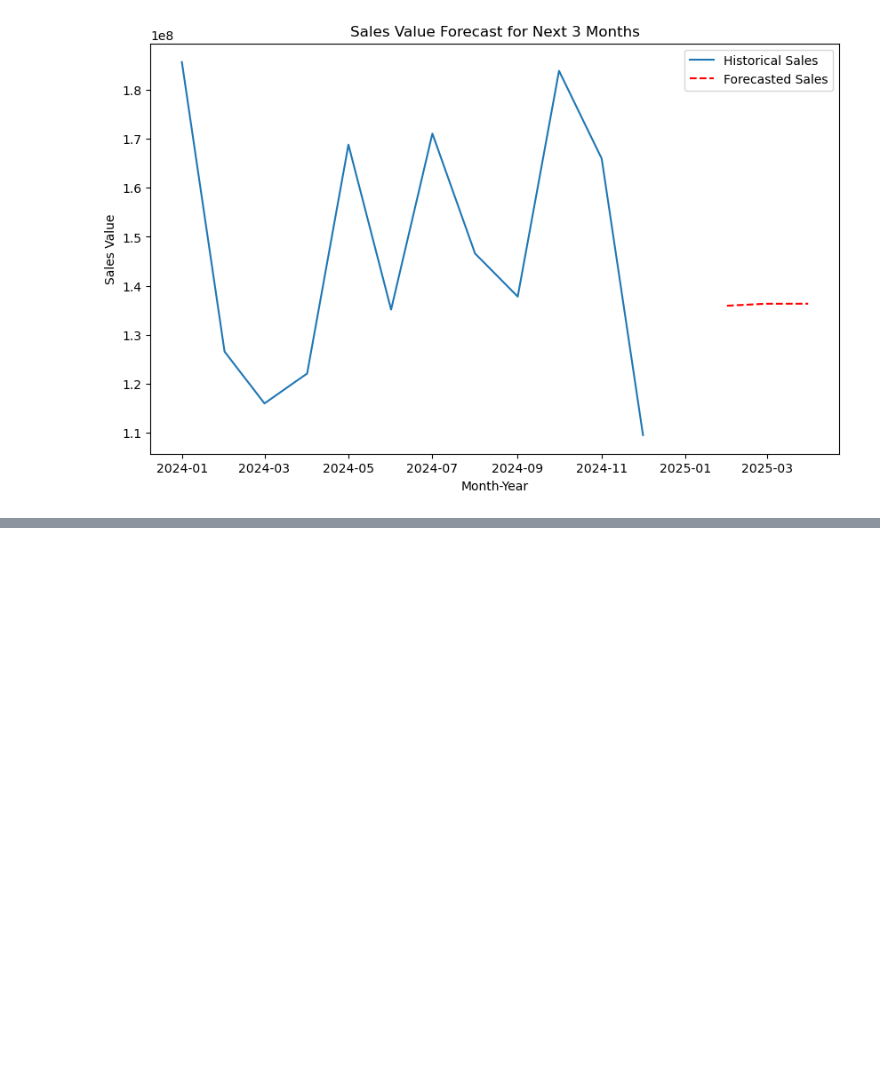
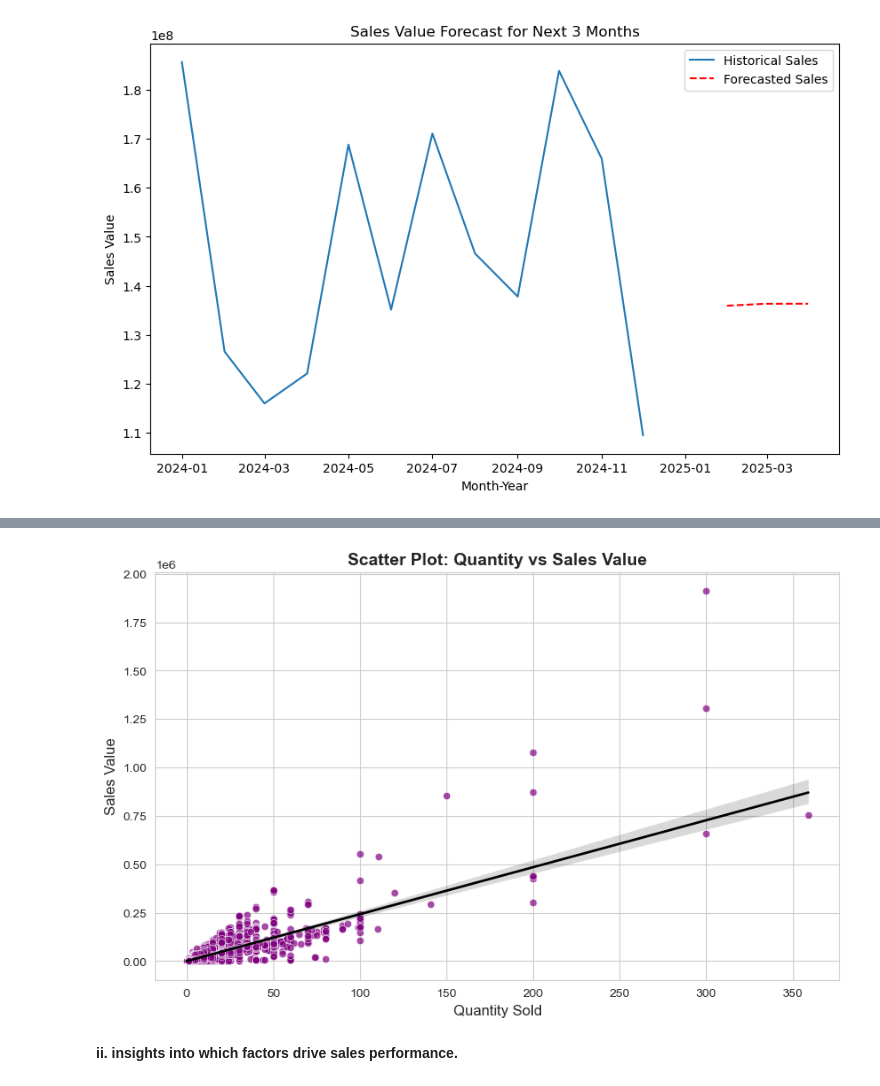
Before and after one commit to PaulMuniu/Kwanza-Tukule-Data-Analysis, a Jupyter notebook: Kwanza_Tukule.ipynb, the cells around one changed output, grey strips where cells are left out. Saved outputs shown, nothing was run; the diff lists cells and outputs as text; code cells hidden in the pictures; blank space fills up the shorter version.

```diff
--- a/Kwanza_Tukule.ipynb
+++ b/Kwanza_Tukule.ipynb
@@ -741,0 +839,27 @@ plt.show()
+# %%
+import matplotlib.pyplot as plt
+import seaborn as sns
+
+# Set a modern style
+sns.set_style("whitegrid")
+
+# Create the figure
+plt.figure(figsize=(10, 6))
+
+# Scatter plot with transparency
+sns.scatterplot(x='QUANTITY', y='VALUE', data=data, color='purple', alpha=0.7)
+
+# Add a linear regression line
+sns.regplot(x='QUANTITY', y='VALUE', data=data, scatter=False, color='black', line_kws={"linewidth": 2})
+
+# Add title and labels with improved formatting
+plt.title('Scatter Plot: Quantity vs Sales Value', fontsize=14, fontweight='bold')
+plt.xlabel('Quantity Sold', fontsize=12)
+plt.ylabel('Sales Value', fontsize=12)
+
+# Show the plot
+plt.show()
+# %% [output]
+[figure, added]
+# %% [markdown]
+**ii. insights into which factors drive sales performance.**
```
Also changed, not shown: parts of 16 cells of this notebook.
